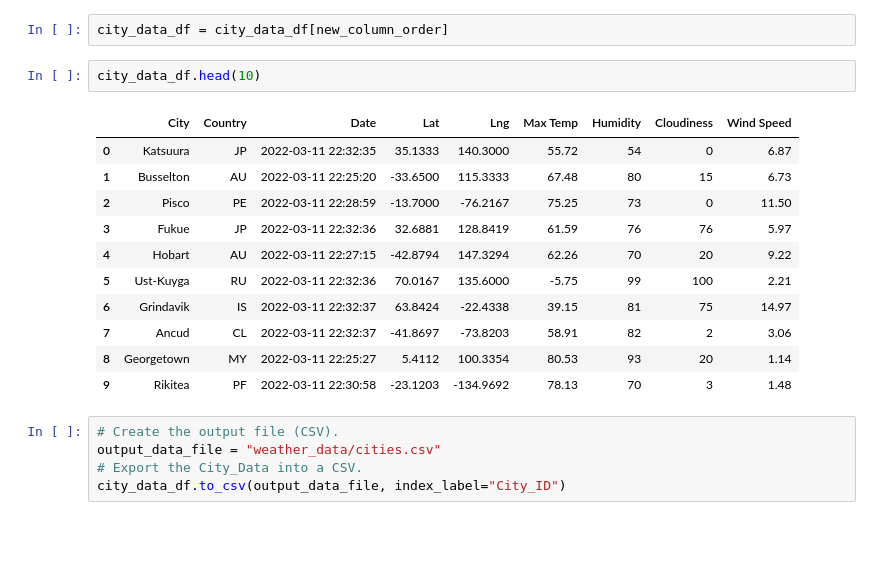
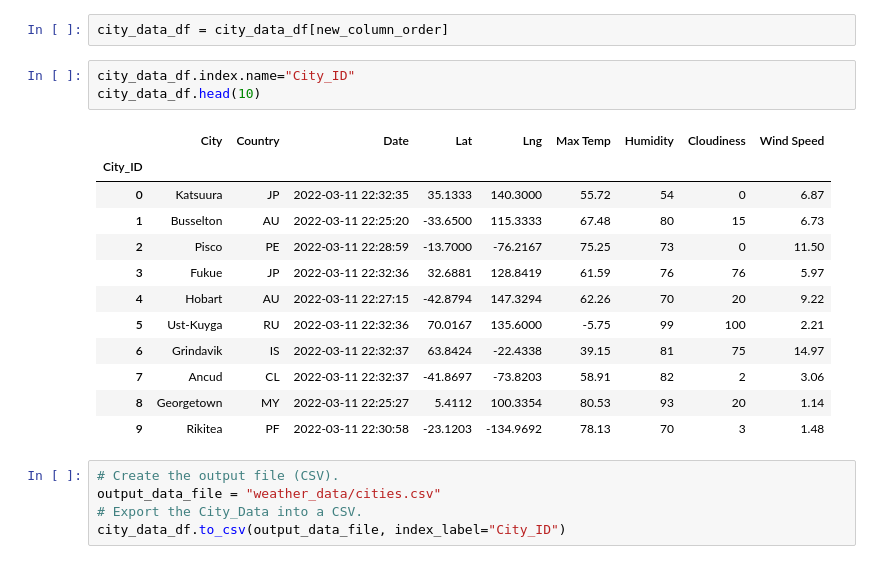
Before and after one commit to lavec0324/World_Weather_Analysis, a Jupyter notebook: WeatherPy.ipynb, the cells around one changed output. Drawn from its saved outputs; the diff is of its cells as text; blank space fills up the shorter version.

```diff
--- a/WeatherPy.ipynb
+++ b/WeatherPy.ipynb
@@ -172,9 +172,11 @@ new_column_order = ["City", "Country", "Date", "Lat", "Lng", "Max Temp", "Humidi
 # %%
 city_data_df = city_data_df[new_column_order]
 # %%
+city_data_df.index.name="City_ID"
 city_data_df.head(10)
 # %% [output]
 |  | City | Country | Date | Lat | Lng | Max Temp | Humidity | Cloudiness | Wind Speed |
+| City_ID |  |  |  |  |  |  |  |  |  |
 | 0 | Katsuura | JP | 2022-03-11 22:32:35 | 35.1333 | 140.3000 | 55.72 | 54 | 0 | 6.87 |
 | 1 | Busselton | AU | 2022-03-11 22:25:20 | -33.6500 | 115.3333 | 67.48 | 80 | 15 | 6.73 |
 | 2 | Pisco | PE | 2022-03-11 22:28:59 | -13.7000 | -76.2167 | 75.25 | 73 | 0 | 11.50 |
```
Also changed, not shown: parts of 15 cells of this notebook, 2 other files.
